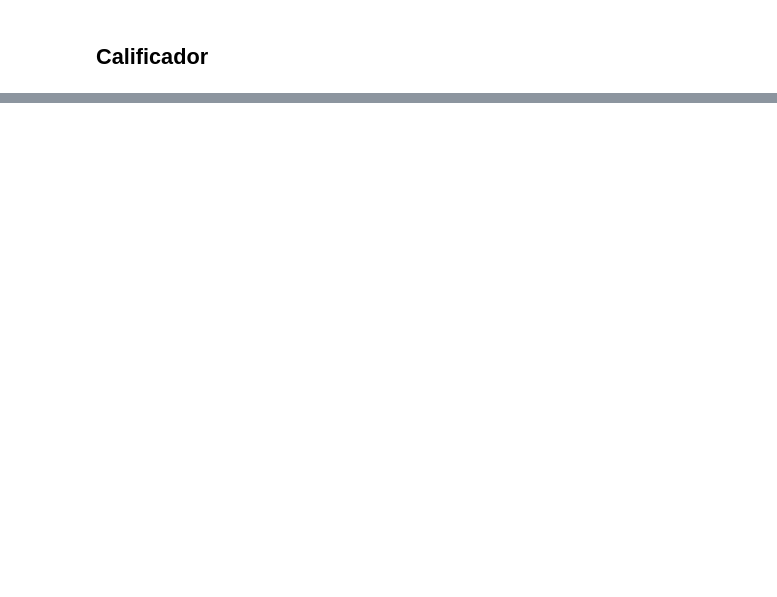
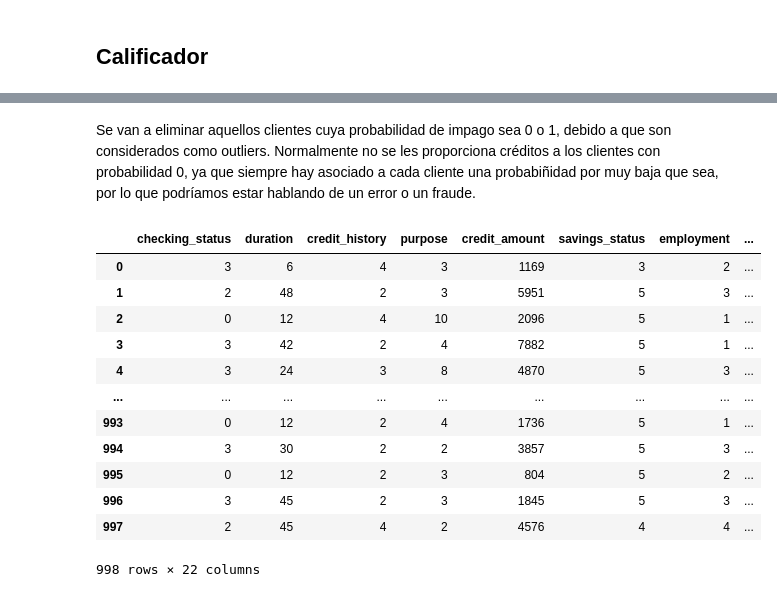
Before and after one commit to alegimeno1/TFG-Riesgo-de-Credito, a Jupyter notebook: RIESGO_CRÉDITO.ipynb, the cells around one changed output, grey strips where cells are left out. Cells and saved outputs as stored; diff of their text form; code cells hidden in the pictures; blank space fills up the shorter version.

```diff
--- a/RIESGO_CRÉDITO.ipynb
+++ b/RIESGO_CRÉDITO.ipynb
@@ -1563,0 +1744,20 @@ base_historica= pd.read_csv("")
+# %% [markdown]
+Se van a eliminar aquellos clientes cuya probabilidad de impago sea 0 o 1, debido a que son considerados como outliers. Normalmente no se les proporciona créditos a los clientes con probabilidad 0, ya que siempre hay asociado a cada cliente una probabiñidad por muy baja que sea, por lo que podríamos estar hablando de un error o un fraude.
+# %%
+base_historica.drop(base_historica[base_historica['score']==0].index,axis=0, inplace=True)
+base_historica.drop(base_historica[base_historica['score']==1].index,axis=0, inplace=True)
+base_historica.reset_index(drop=True)
+# %% [output]
+|  | checking_status | duration | credit_history | purpose | credit_amount | savings_status | employment | ... |
+| 0 | 3 | 6 | 4 | 3 | 1169 | 3 | 2 | ... |
+| 1 | 2 | 48 | 2 | 3 | 5951 | 5 | 3 | ... |
+| 2 | 0 | 12 | 4 | 10 | 2096 | 5 | 1 | ... |
+| 3 | 3 | 42 | 2 | 4 | 7882 | 5 | 1 | ... |
+| 4 | 3 | 24 | 3 | 8 | 4870 | 5 | 3 | ... |
+| ... | ... | ... | ... | ... | ... | ... | ... | ... |
+| 993 | 0 | 12 | 2 | 4 | 1736 | 5 | 1 | ... |
+| 994 | 3 | 30 | 2 | 2 | 3857 | 5 | 3 | ... |
+| 995 | 0 | 12 | 2 | 3 | 804 | 5 | 2 | ... |
+| 996 | 3 | 45 | 2 | 3 | 1845 | 5 | 3 | ... |
+| 997 | 2 | 45 | 4 | 2 | 4576 | 4 | 4 | ... |
+998 rows × 22 columns
```
Also changed, not shown: parts of 182 cells of this notebook.
